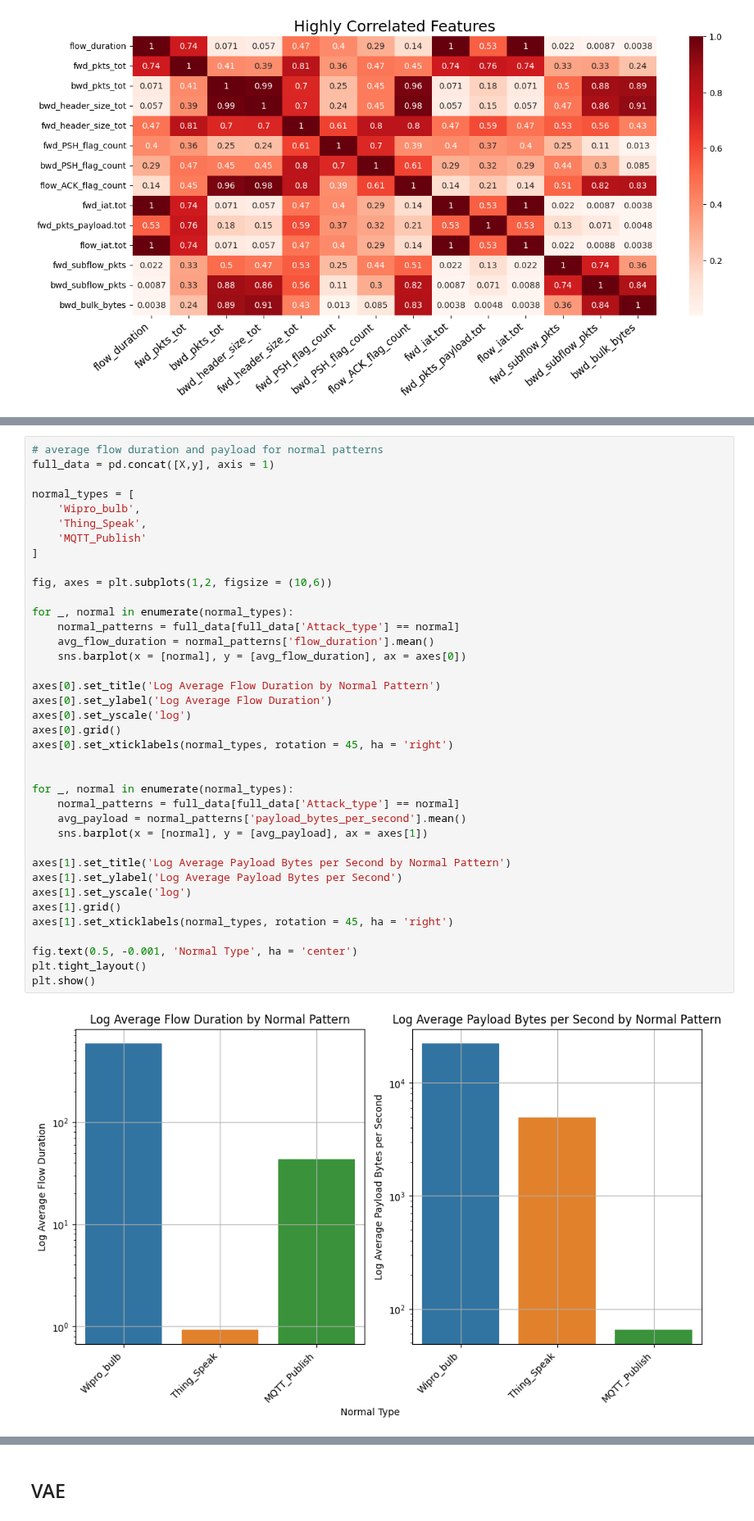
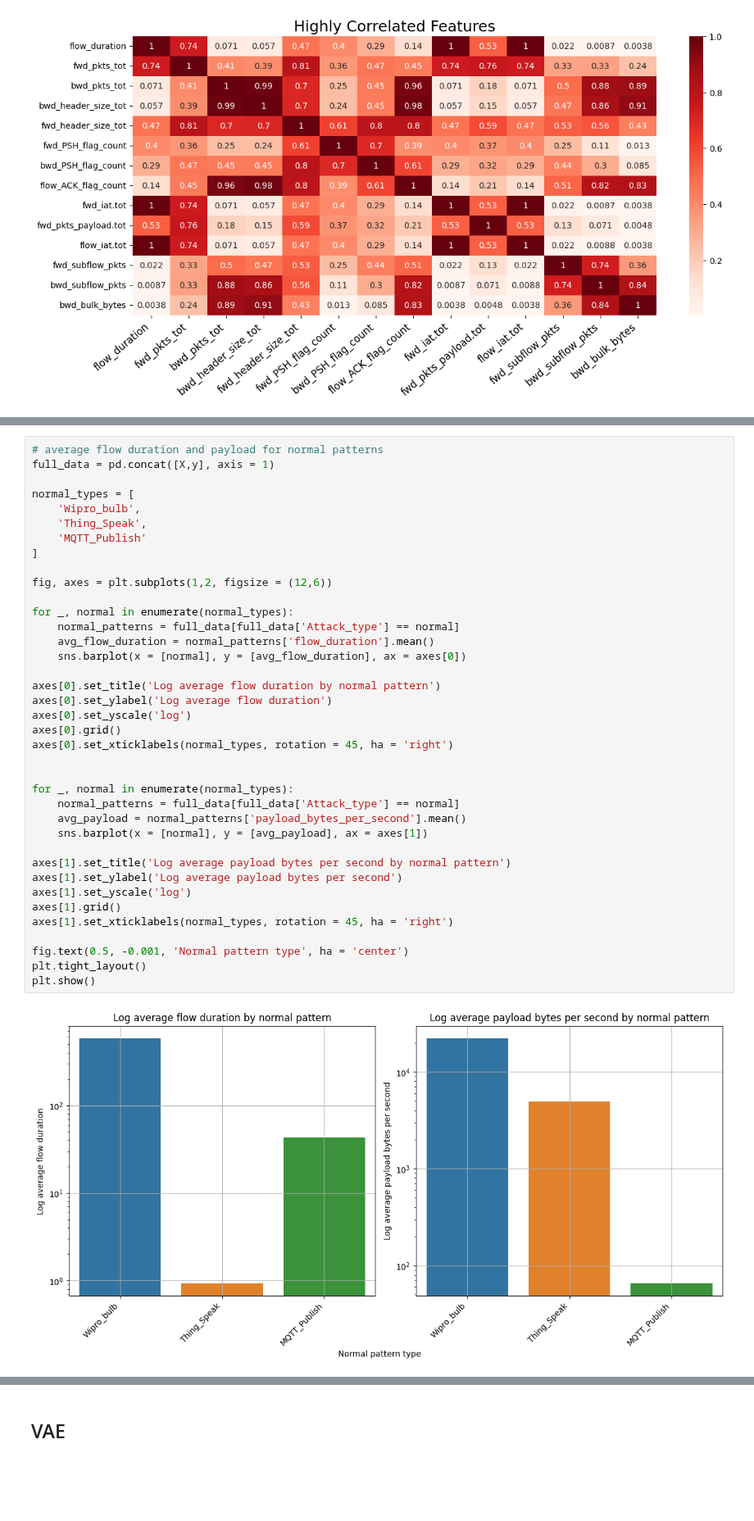
Before and after one commit to connormcmanigal/IoT-IDS-VAE-Classification, a Jupyter notebook: report.ipynb, the cells around one changed output, grey strips where cells are left out. Shown at 82% size. Cells and saved outputs as stored; diff of their text form; blank space fills up the shorter version.

```diff
--- a/report.ipynb
+++ b/report.ipynb
@@ -135,39 +135,39 @@ full_data = pd.concat([X,y], axis = 1)
 
 normal_types = [
     'Wipro_bulb',
     'Thing_Speak',
     'MQTT_Publish'
 ]
 
-fig, axes = plt.subplots(1,2, figsize = (10,6))
+fig, axes = plt.subplots(1,2, figsize = (12,6))
 
 for _, normal in enumerate(normal_types):
     normal_patterns = full_data[full_data['Attack_type'] == normal]
     avg_flow_duration = normal_patterns['flow_duration'].mean()
     sns.barplot(x = [normal], y = [avg_flow_duration], ax = axes[0])
 
-axes[0].set_title('Log Average Flow Duration by Normal Pattern')
-axes[0].set_ylabel('Log Average Flow Duration')
+axes[0].set_title('Log average flow duration by normal pattern')
+axes[0].set_ylabel('Log average flow duration')
 axes[0].set_yscale('log')
 axes[0].grid()
 axes[0].set_xticklabels(normal_types, rotation = 45, ha = 'right')
 
 
 for _, normal in enumerate(normal_types):
     normal_patterns = full_data[full_data['Attack_type'] == normal]
     avg_payload = normal_patterns['payload_bytes_per_second'].mean()
     sns.barplot(x = [normal], y = [avg_payload], ax = axes[1])
 
-axes[1].set_title('Log Average Payload Bytes per Second by Normal Pattern')
-axes[1].set_ylabel('Log Average Payload Bytes per Second')
+axes[1].set_title('Log average payload bytes per second by normal pattern')
+axes[1].set_ylabel('Log average payload bytes per second')
 axes[1].set_yscale('log')
 axes[1].grid()
 axes[1].set_xticklabels(normal_types, rotation = 45, ha = 'right')
 
-fig.text(0.5, -0.001, 'Normal Type', ha = 'center')
+fig.text(0.5, -0.001, 'Normal pattern type', ha = 'center')
 plt.tight_layout()
 plt.show()
 # %% [output]
-[figure, old version]
+[figure, new version]
 # %%
 # average flow duration and payload for attack patterns
```
Also changed, not shown: parts of 5 cells of this notebook.
